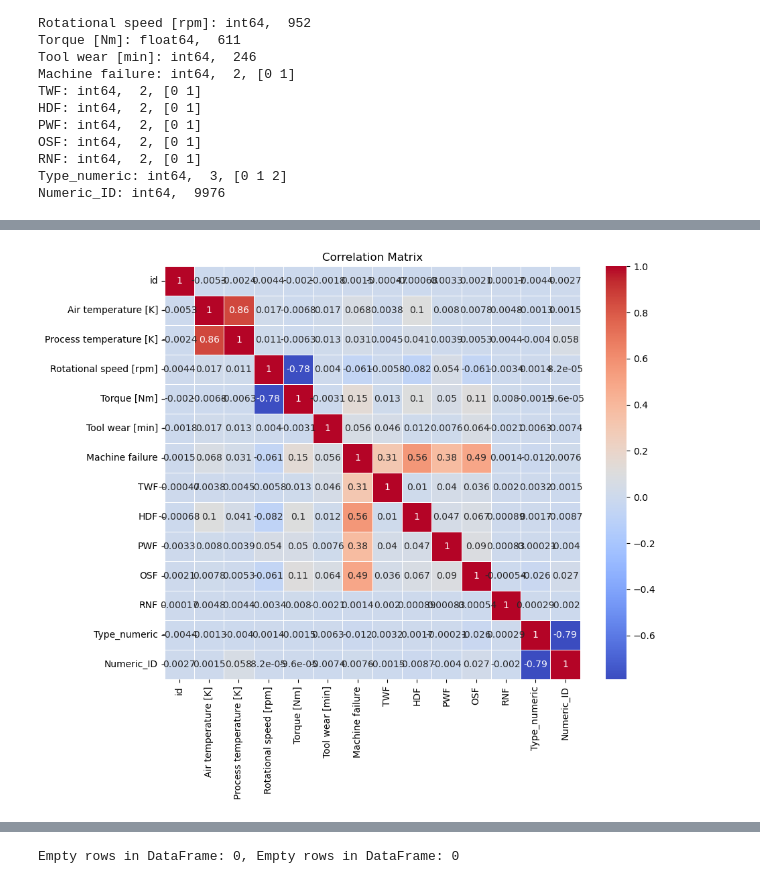
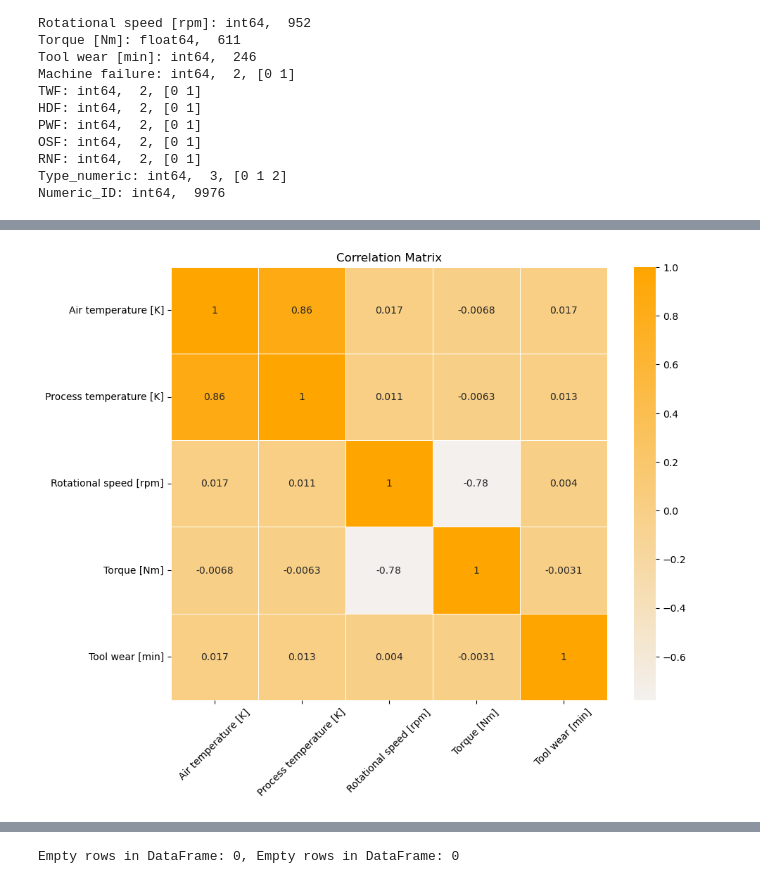
Before and after one commit to farnazashrafi/portfolio_project, a Jupyter notebook: notebooks/Tatiana_Project.ipynb, the cells around one changed output, grey strips where cells are left out. Cells and saved outputs as stored; diff of their text form; code cells hidden in the pictures.

```diff
--- a/notebooks/Tatiana_Project.ipynb
+++ b/notebooks/Tatiana_Project.ipynb
@@ -18,13 +16,12 @@ import warnings
 warnings.filterwarnings("ignore", category=UserWarning)
 warnings.filterwarnings("ignore", category=FutureWarning)
 # %%
-file_path = r'C:\Users\nusha\Desktop\Portfolio\notebooks\\'
-
+file_path = r'C:\Users\nusha\Desktop\Portfolio_Farnaz\portfolio_project\notebooks\\'
 df = pd.read_csv(file_path + 'train.csv')
 
 test = pd.read_csv(file_path + 'test.csv')
 submission = pd.read_csv(file_path + 'sample_submission.csv')
 original = pd.read_csv(file_path + 'machine failure.csv')
 
-display(df.head(),test.head())
+display(df.shape, df.head(),test.head())
 # %% [output]
@@ -146,6 +244,6 @@ df.describe().T
 # %%
-numeric_df = df.select_dtypes(include=['number'])
-
-correlation_matrix = numeric_df.corr()
-correlation_matrix
+#numeric_df = df.select_dtypes(include=['number'])
+numeric_df1 = df[num_cols]
+correlation_matrix1 = numeric_df1.corr()
+correlation_matrix1
 # %% [output]
@@ -167,7 +256,9 @@ correlation_matrix
 # %%
 plt.figure(figsize=(10, 8))
-sns.heatmap(correlation_matrix, annot=True, cmap='coolwarm', linewidths=0.5)
+light_palette = sns.light_palette("orange", as_cmap=True)
+sns.heatmap(correlation_matrix1, annot=True, cmap=light_palette, linewidths=0.5)
+plt.xticks(rotation=45)
 plt.title('Correlation Matrix')
 plt.show()
 # %% [output]
-[figure, old version]
+[figure, new version]
```
Also changed, not shown: parts of 57 cells of this notebook.
